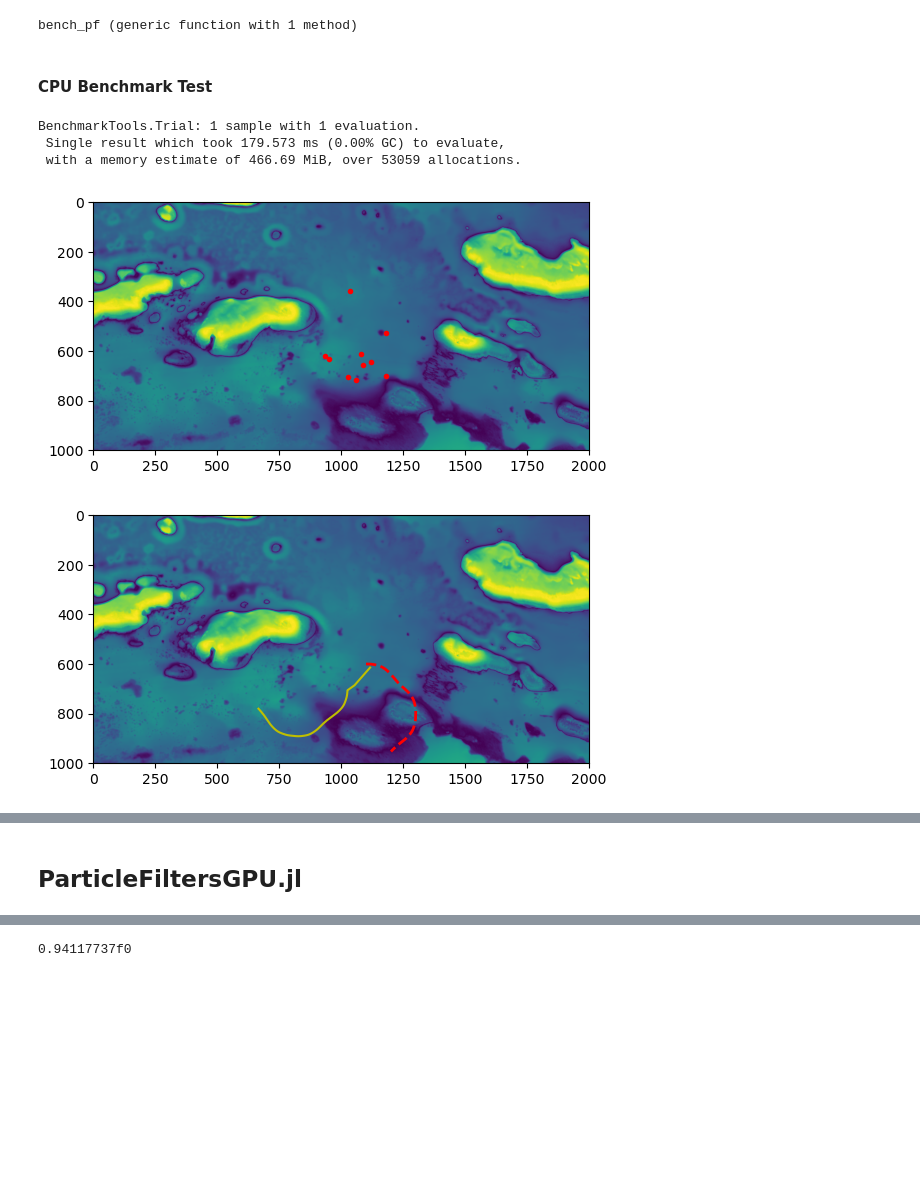
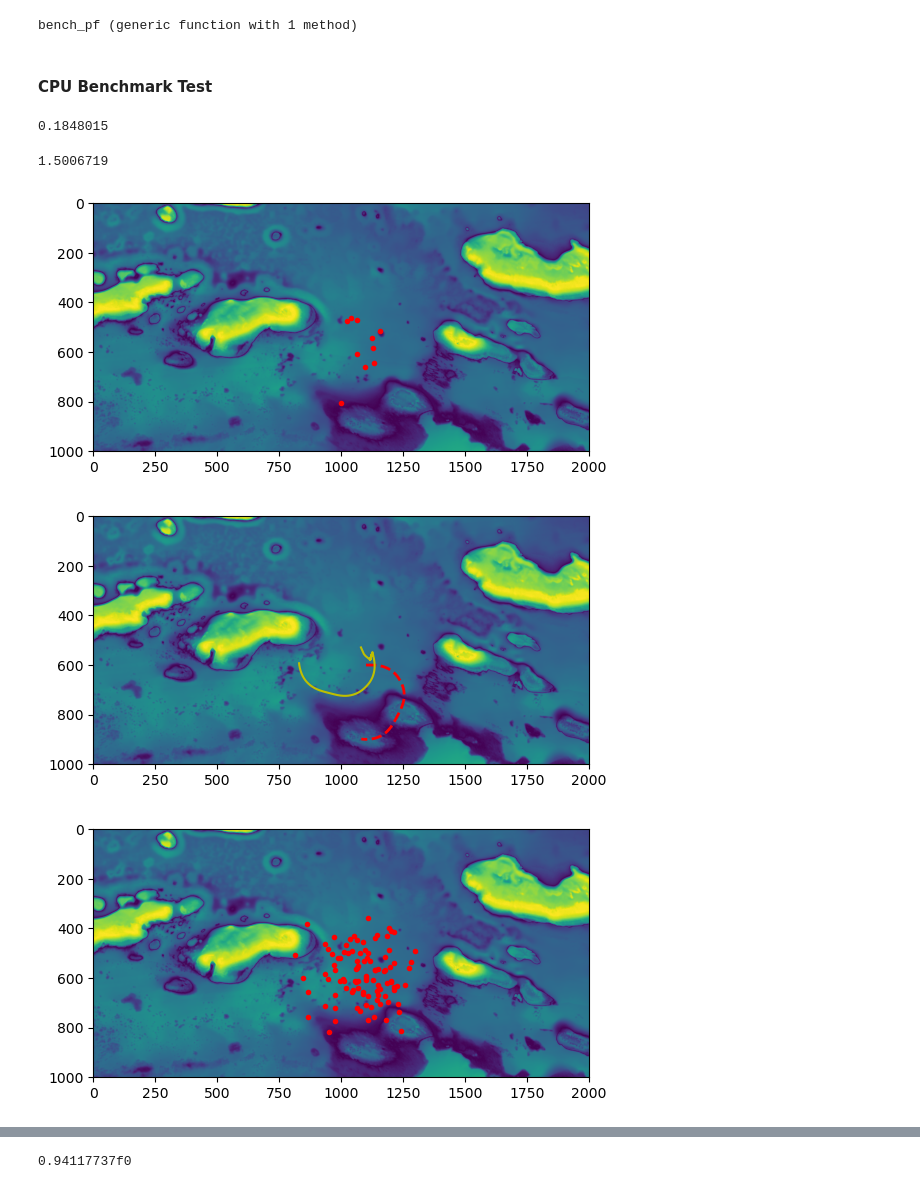
Before and after one commit to AmyPhung/GPUParticleFilter.jl, a Jupyter notebook: benchmarking.ipynb, the cells around one changed output, grey strips where cells are left out. Cells and saved outputs as stored; diff of their text form; code cells hidden in the pictures; blank space fills up the shorter version.

```diff
--- a/benchmarking.ipynb
+++ b/benchmarking.ipynb
@@ -304,8 +303,10 @@ function bench_pf(
 
     # Actually compute results. Inputs: filter, initial particles, data
     pf_result = runfilter(fil, b0, us, measurements);
-    bench_result = @benchmark runfilter($fil, $b0, $us, $measurements) evals=num_evals samples=num_samples
-    display(bench_result)
+#     bench_result = @benchmark runfilter($fil, $b0, $us, $measurements) evals=num_evals samples=num_samples
+#     display(bench_result)
+    elapsed_time = @elapsed runfilter(fil, b0, us, measurements);
+    display(elapsed_time)
 
     # Plot results
     filtered_xs = [m[1] for m in map(mean, pf_result)]
@@ -315,41 +316,45 @@ function bench_pf(
     ax.plot(xs,ys,"r--", lw=2)
     ax.plot(filtered_xs, filtered_ys, "y")
 
-    return bench_result, pf_result
+    return elapsed_time, pf_result
 end
 # %% [output]
 bench_pf (generic function with 1 method)
-# %% [markdown]
-#### CPU Benchmark Test
+# %% [markdown]
+#### CPU Benchmark Test
 # %%
 # Load function
-loaded_func = deserialize(open("generated_func5.jls"))
+loaded_func = deserialize(open("generated_func3.jls"))
 
-# Functions 1, 2
+# Functions 1, 2, 5
 # start_x = 500
 # start_y = 200
 
 # Functions 3, 4, 5
 start_x = 1100
 start_y = 600
 
-n_particles = 10
 init_std_pos = 100
 init_std_rot = 1
 measurement_std = 0.2
 start_θ = 0
 sim_time = 1000
 n_steps = 1001
 input_func = loaded_func
 num_evals = 1
 num_samples = 1
 
-bench_result, pf_result = bench_pf(n_particles, init_std_pos, init_std_rot, measurement_std, bathy_map,
-        start_x, start_y, start_θ, sim_time, n_steps, input_func,
-        num_evals, num_samples);
+# n_particles_test = [10, 100, 1000, 2000, 3000]
+n_particles_test = [10, 100]
+
+for n_particles in n_particles_test
+    bench_result, pf_result = bench_pf(n_particles, init_std_pos, init_std_rot, measurement_std, bathy_map,
+            start_x, start_y, start_θ, sim_time, n_steps, input_func,
+            num_evals, num_samples);
+end
 # %% [output]
-BenchmarkTools.Trial: 1 sample with 1 evaluation.
- Single result which took 179.573 ms (0.00% GC) to evaluate,
- with a memory estimate of 466.69 MiB, over 53059 allocations.
+0.1848015
+1.5006719
-[figure, old version]
+[figure, new version]
-[figure, old version]
+[figure, new version]
+[figure, added]
@@ -356,2 +361,0 @@ BenchmarkTools.Trial: 1 sample with 1 evaluation.
-# %% [markdown]
-## ParticleFiltersGPU.jl
```
Also changed, not shown: parts of 47 cells of this notebook.
